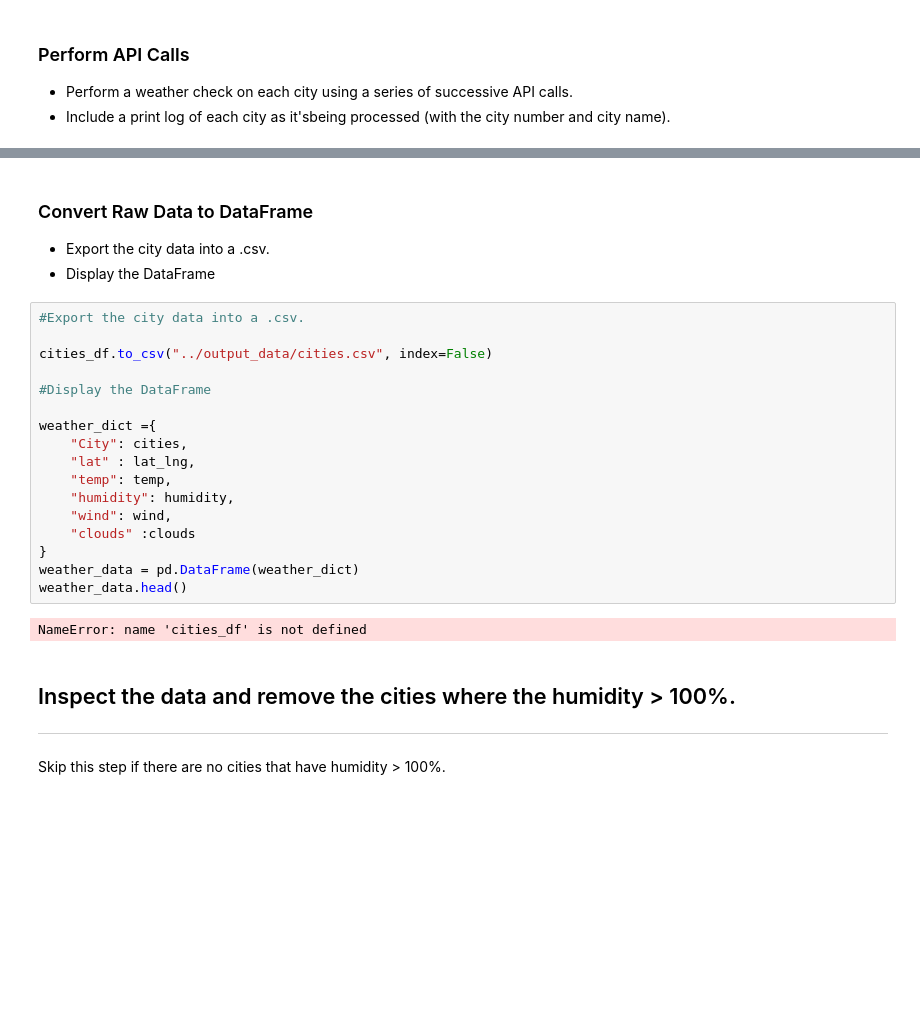
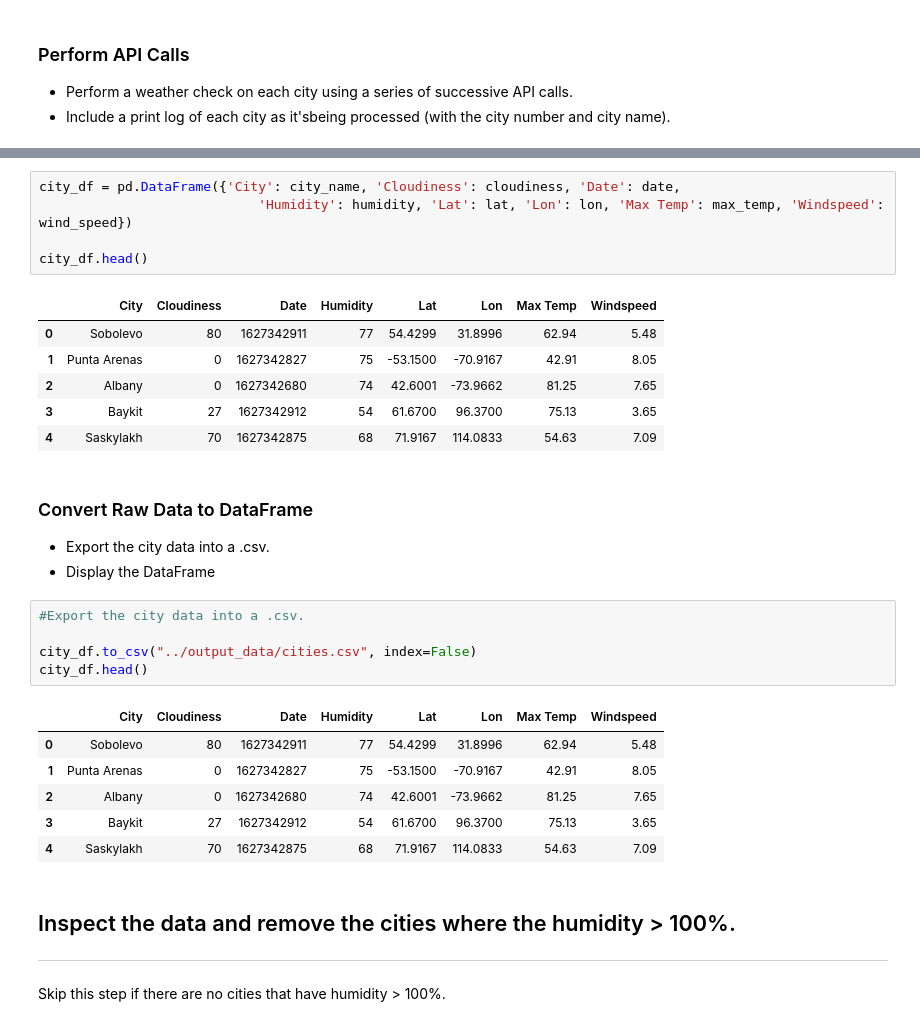
Before and after one commit to shuchiK38/Python-API-Challenge, a Jupyter notebook: Weatherpy/WeatherPy.ipynb, the cells around one changed output, grey strips where cells are left out. Saved outputs shown, nothing was run; the diff lists cells and outputs as text; blank space fills up the shorter version.

Commit message:
dataframe

```diff
--- a/Weatherpy/WeatherPy.ipynb
+++ b/Weatherpy/WeatherPy.ipynb
@@ -93,3 +128,15 @@ The temperature information received is: []
+# %%
+city_df = pd.DataFrame({'City': city_name, 'Cloudiness': cloudiness, 'Date': date,
+                            'Humidity': humidity, 'Lat': lat, 'Lon': lon, 'Max Temp': max_temp, 'Windspeed': wind_speed})
+
+city_df.head()
+# %% [output]
+|  | City | Cloudiness | Date | Humidity | Lat | Lon | Max Temp | Windspeed |
+| 0 | Sobolevo | 80 | 1627342911 | 77 | 54.4299 | 31.8996 | 62.94 | 5.48 |
+| 1 | Punta Arenas | 0 | 1627342827 | 75 | -53.1500 | -70.9167 | 42.91 | 8.05 |
+| 2 | Albany | 0 | 1627342680 | 74 | 42.6001 | -73.9662 | 81.25 | 7.65 |
+| 3 | Baykit | 27 | 1627342912 | 54 | 61.6700 | 96.3700 | 75.13 | 3.65 |
+| 4 | Saskylakh | 70 | 1627342875 | 68 | 71.9167 | 114.0833 | 54.63 | 7.09 |
 # %% [markdown]
 ### Convert Raw Data to DataFrame
 * Export the city data into a .csv.
@@ -97,22 +144,15 @@ The temperature information received is: []
 # %%
 #Export the city data into a .csv.
 
-cities_df.to_csv("../output_data/cities.csv", index=False)
-
-#Display the DataFrame
-
-weather_dict ={
-    "City": cities,
-    "lat" : lat_lng,
-    "temp": temp,
-    "humidity": humidity,
-    "wind": wind,
-    "clouds" :clouds
-}
-weather_data = pd.DataFrame(weather_dict)
-weather_data.head()
+city_df.to_csv("../output_data/cities.csv", index=False)
+city_df.head()
 # %% [output]
-NameError: name 'cities_df' is not defined
+|  | City | Cloudiness | Date | Humidity | Lat | Lon | Max Temp | Windspeed |
+| 0 | Sobolevo | 80 | 1627342911 | 77 | 54.4299 | 31.8996 | 62.94 | 5.48 |
+| 1 | Punta Arenas | 0 | 1627342827 | 75 | -53.1500 | -70.9167 | 42.91 | 8.05 |
+| 2 | Albany | 0 | 1627342680 | 74 | 42.6001 | -73.9662 | 81.25 | 7.65 |
+| 3 | Baykit | 27 | 1627342912 | 54 | 61.6700 | 96.3700 | 75.13 | 3.65 |
+| 4 | Saskylakh | 70 | 1627342875 | 68 | 71.9167 | 114.0833 | 54.63 | 7.09 |
 # %% [markdown]
 ## Inspect the data and remove the cities where the humidity > 100%.
 ----
```
Also changed, not shown: parts of 12 cells of this notebook, 2 other files.
